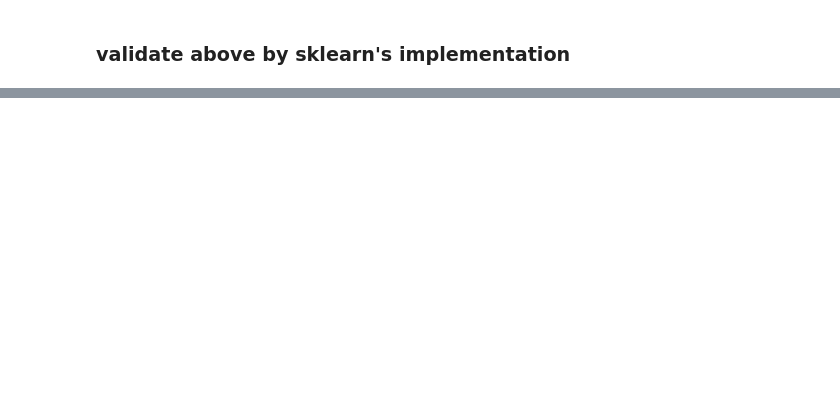
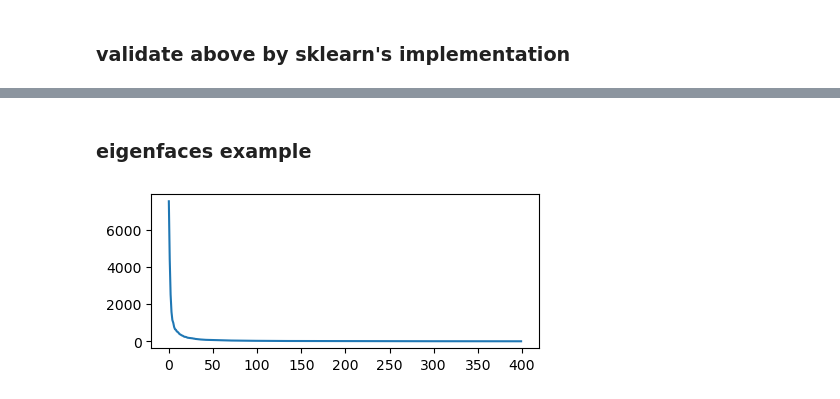
Before and after one commit to gozsoy/ml-algos-from-scratch, a Jupyter notebook: pca.ipynb, the cells around one changed output, grey strips where cells are left out. Drawn from its saved outputs; the diff is of its cells as text; code cells hidden in the pictures; blank space fills up the shorter version.

Commit message:
added eigenfaces

```diff
--- a/pca.ipynb
+++ b/pca.ipynb
@@ -66,0 +72,22 @@ plt.scatter(x=X_sk[:,0],y=X_sk[:,1],c=y)
+# %% [markdown]
+### eigenfaces example
+# %%
+# load dataset
+X, y = datasets.fetch_olivetti_faces(return_X_y=True)
+
+# subtract feature means
+scaler = StandardScaler(with_std=False)
+X_hat = scaler.fit_transform(X)
+
+# compute svd
+U, S, Wh = np.linalg.svd(X_hat)
+
+# right singular matrix's columns are eigvecs (sorted)
+W = Wh.T
+
+# select new dimensionality by elbow
+plt.figure(figsize=(5, 2))
+plt.plot(np.arange(len(S)),S**2)
+n_comp = 20
+# %% [output]
+[figure, added]
```
Also changed, not shown: parts of 8 cells of this notebook.
